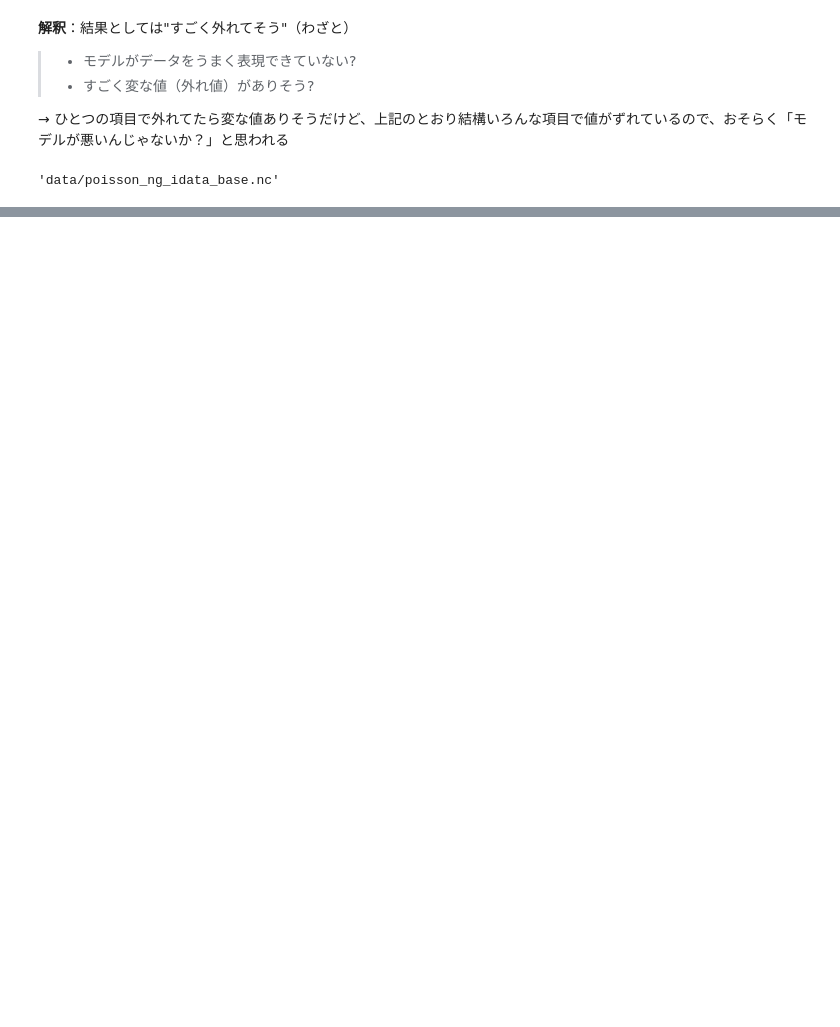
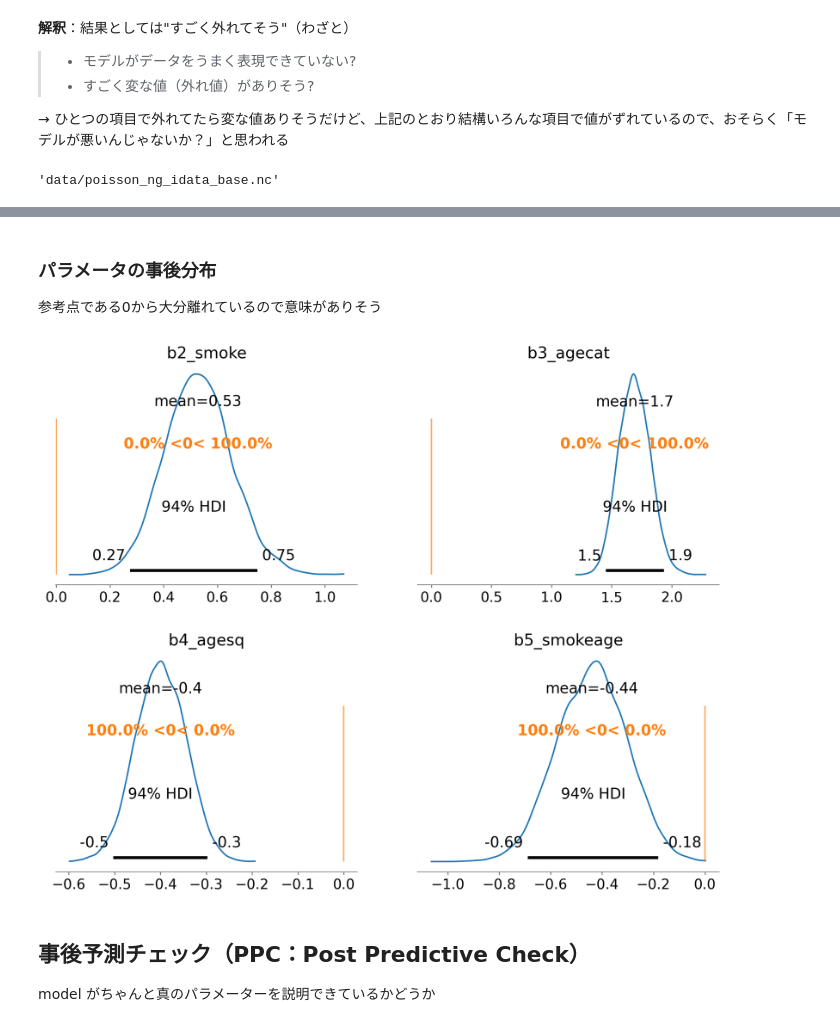
Before and after one commit to kazutax/AB_test, a Jupyter notebook: notebook/007_03_ポワソン回帰.ipynb, the cells around one changed output, grey strips where cells are left out. Saved outputs shown, nothing was run; the diff lists cells and outputs as text; code cells hidden in the pictures; blank space fills up the shorter version.

```diff
--- a/notebook/007_03_ポワソン回帰.ipynb
+++ b/notebook/007_03_ポワソン回帰.ipynb
@@ -205,0 +263,14 @@ idata.to_netcdf('data/poisson_ng_idata_base.nc')
+# %% [markdown]
+### パラメータの事後分布
+参考点である0から大分離れているので意味がありそう
+# %%
+fig, axes = plt.subplots(2, 2, figsize = (12, 8))
+
+az.plot_posterior(idata, var_names = ['b2_smoke', 'b3_agecat', 'b4_agesq', 'b5_smokeage'], ref_val = 0, ax = axes)
+
+plt.subplots_adjust(top = 1.0, hspace = 0.3)
+# %% [output]
+[figure, added]
+# %% [markdown]
+## 事後予測チェック（PPC：Post Predictive Check）
+model がちゃんと真のパラメーターを説明できているかどうか
```
Also changed, not shown: parts of 16 cells of this notebook, 1 other file.
